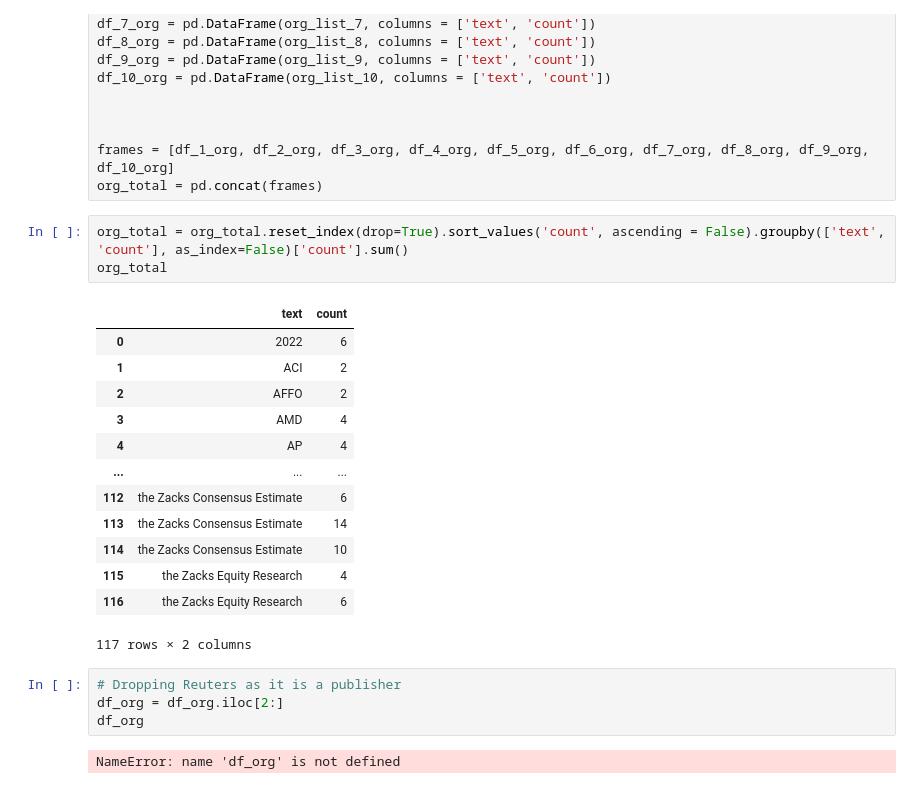
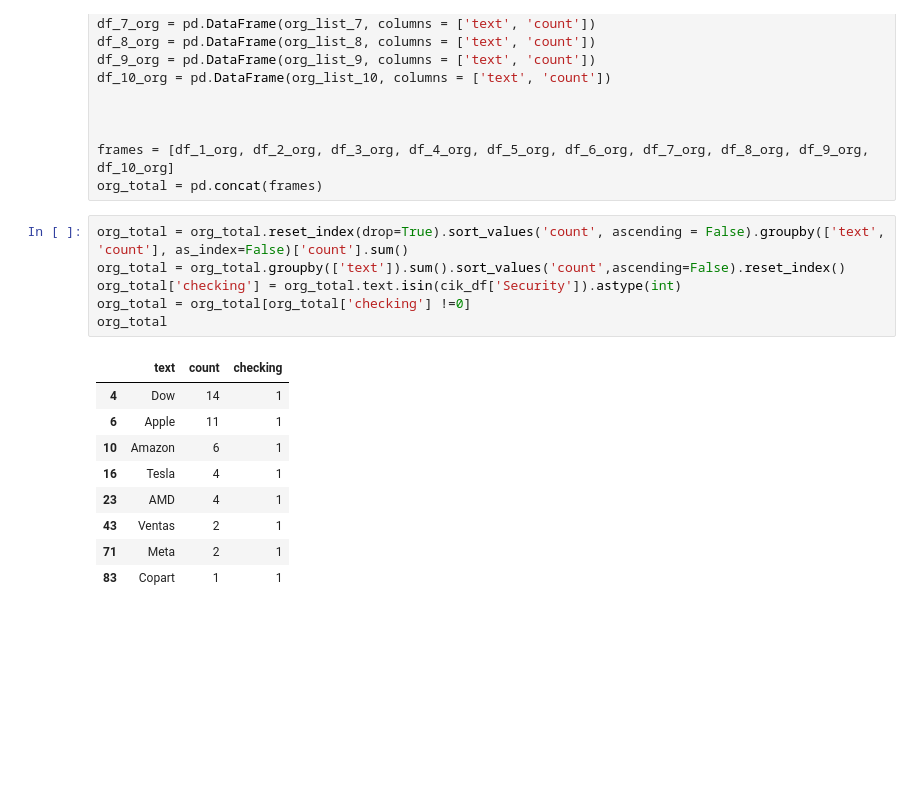
Before and after one commit to StrawhatRA/NLP-Tweet-Investor, a Jupyter notebook: data_collection_JS.ipynb, the cells around one changed output. Drawn from its saved outputs; the diff is of its cells as text; blank space fills up the shorter version.

```diff
--- a/data_collection_JS.ipynb
+++ b/data_collection_JS.ipynb
@@ -596,24 +596,17 @@ frames = [df_1_org, df_2_org, df_3_org, df_4_org, df_5_org, df_6_org, df_7_org,
 org_total = pd.concat(frames)
 # %%
 org_total = org_total.reset_index(drop=True).sort_values('count', ascending = False).groupby(['text', 'count'], as_index=False)['count'].sum()
+org_total = org_total.groupby(['text']).sum().sort_values('count',ascending=False).reset_index()
+org_total['checking'] = org_total.text.isin(cik_df['Security']).astype(int)
+org_total = org_total[org_total['checking'] !=0]
 org_total
 # %% [output]
-|  | text | count |
-| 0 | 2022 | 6 |
-| 1 | ACI | 2 |
-| 2 | AFFO | 2 |
-| 3 | AMD | 4 |
-| 4 | AP | 4 |
-| ... | ... | ... |
-| 112 | the Zacks Consensus Estimate | 6 |
-| 113 | the Zacks Consensus Estimate | 14 |
-| 114 | the Zacks Consensus Estimate | 10 |
-| 115 | the Zacks Equity Research | 4 |
-| 116 | the Zacks Equity Research | 6 |
+|  | text | count | checking |
+| 4 | Dow | 14 | 1 |
+| 6 | Apple | 11 | 1 |
+| 10 | Amazon | 6 | 1 |
+| 16 | Tesla | 4 | 1 |
+| 23 | AMD | 4 | 1 |
+| 43 | Ventas | 2 | 1 |
+| 71 | Meta | 2 | 1 |
+| 83 | Copart | 1 | 1 |
-117 rows × 2 columns
-# %%
-# Dropping Reuters as it is a publisher
-df_org = df_org.iloc[2:]
-df_org
-# %% [output]
-NameError: name 'df_org' is not defined
```
Also changed, not shown: parts of 13 cells of this notebook.
